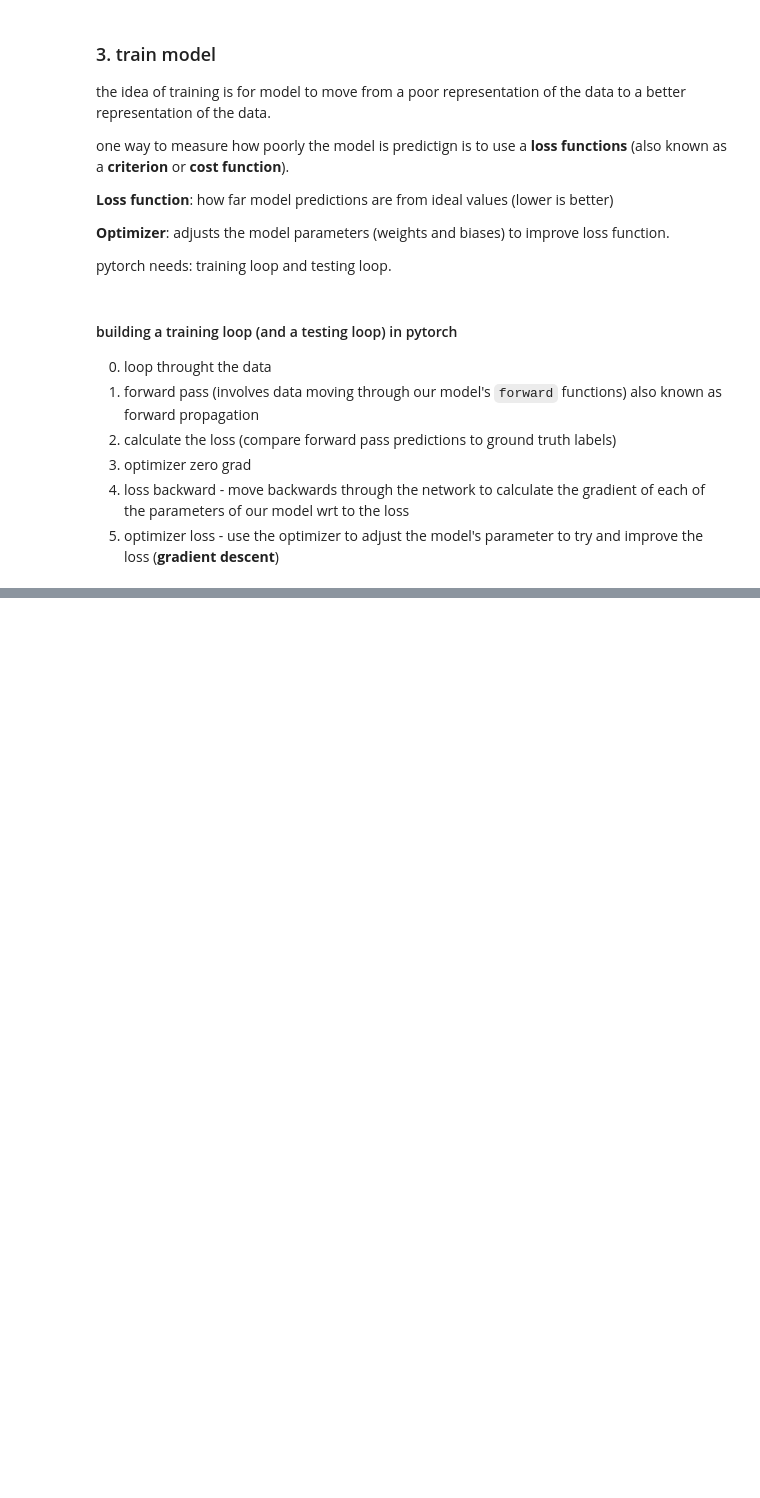
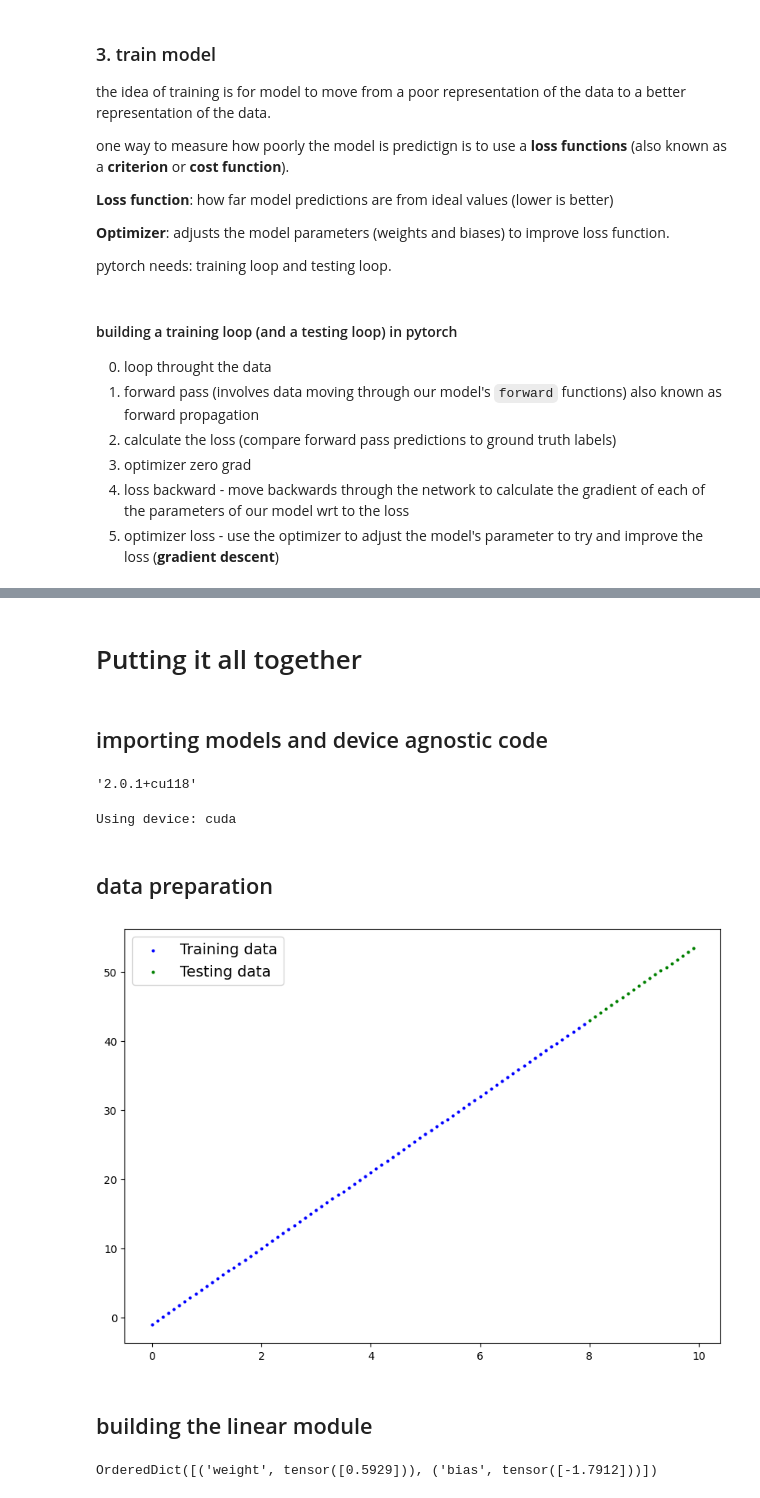
Before and after one commit to ucheokechukwu/courses, a Jupyter notebook: Pytorch_For_Deep_Learning/01_workflow_fundamentals.ipynb, the cells around one changed output, grey strips where cells are left out. Cells and saved outputs as stored; diff of their text form; code cells hidden in the pictures; blank space fills up the shorter version.

```diff
--- a/Pytorch_For_Deep_Learning/01_workflow_fundamentals.ipynb
+++ b/Pytorch_For_Deep_Learning/01_workflow_fundamentals.ipynb
@@ -242,0 +385,54 @@ for epoch in range(epochs):
+# %% [markdown]
+# Putting it all together
+# %% [markdown]
+## importing models and device agnostic code
+# %%
+# import pytorch and matplotlib
+import torch
+import matplotlib.pyplot as plt
+
+# check pytorch version
+display(torch.__version__)
+
+
+# create device agnostic code
+device = 'cuda' if torch.cuda.is_available() else 'cpu'
+print(f"Using device: {device}")
+# %% [output]
+'2.0.1+cu118'
+Using device: cuda
+# %% [markdown]
+## data preparation
+# %%
+# data
+X = torch.arange(0,10,0.1).unsqueeze(dim=1)
+weight, bias = 5.5,-1
+y = X*weight + bias
+
+# splitting the data into training and test
+testsplit = int(0.8*len(X))
+X_train, X_test = X[:testsplit], X[testsplit:]
+y_train, y_test = y[:testsplit], y[testsplit:]
+# %%
+# plot the data
+plot_predictions(X_train, y_train, X_test, y_test)
+# %% [output]
+[figure, added]
+# %% [markdown]
+## building the linear module
+# %%
+# building the module
+from torch import nn
+class LinearRegModel(nn.Module):
+    def __init__(self):
+        super().__init__()
+        # initialize the parameters
+        self.weight = nn.Parameter(torch.randn(1, requires_grad=True, dtype=torch.float))
+        self.bias = nn.Parameter(torch.randn(1, requires_grad=True, dtype=torch.float))
+
+    def foward(self, x:torch.Tensor) -> torch.Tensor:
+        return self.weight*x + self.bias
+
+LinearRegModel().state_dict()
+# %% [output]
+OrderedDict([('weight', tensor([0.5929])), ('bias', tensor([-1.7912]))])
```
Also changed, not shown: parts of 24 cells of this notebook.
